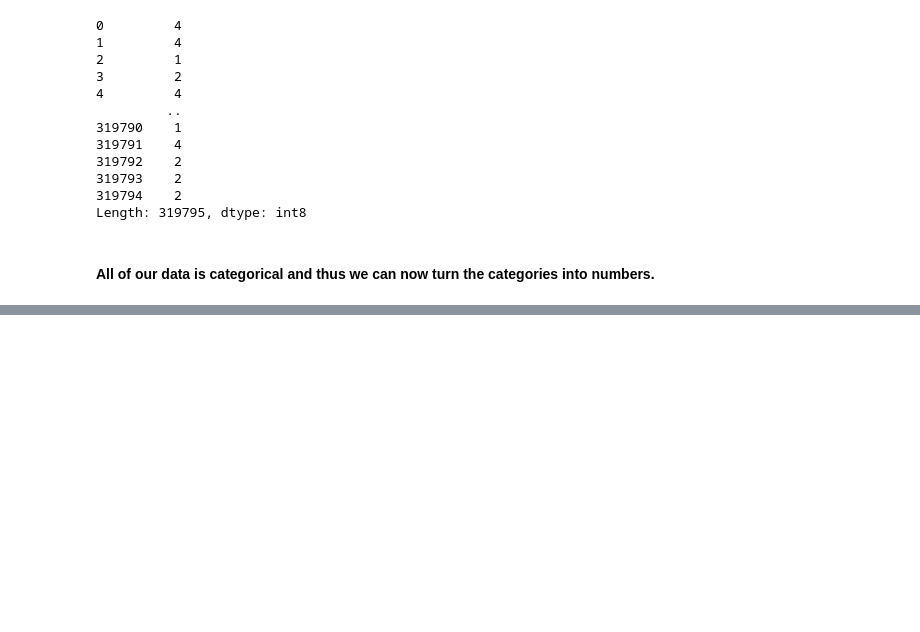
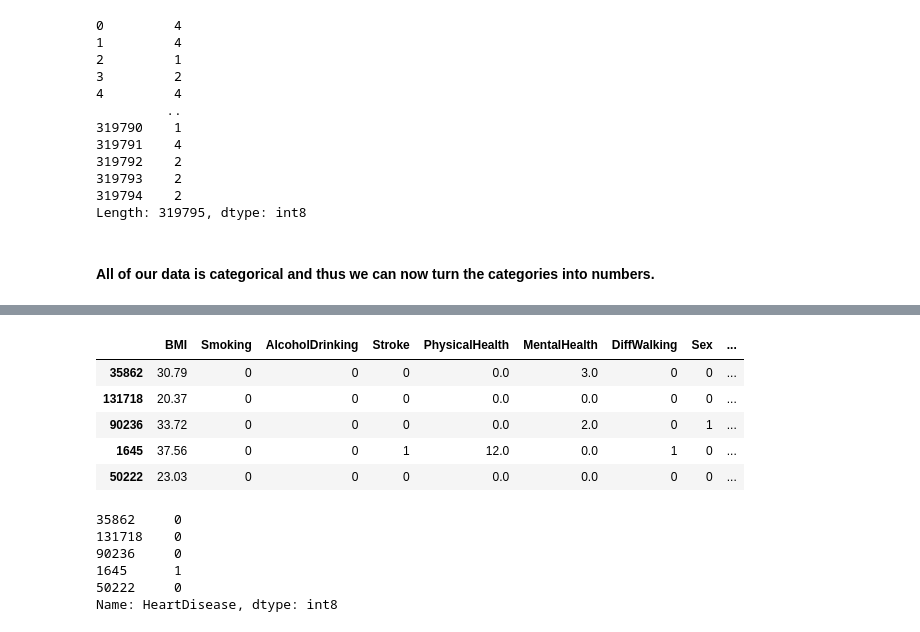
Before and after one commit to ShreeprasadSonar/ML-Project-Personal-Key-Indicators-of-Heart-Disease, a Jupyter notebook: ML-Project-Personal-Key-Indicators-of-Heart-Disease.ipynb, the cells around one changed output, grey strips where cells are left out. Cells and saved outputs as stored; diff of their text form; code cells hidden in the pictures; blank space fills up the shorter version.

```diff
--- a/ML-Project-Personal-Key-Indicators-of-Heart-Disease.ipynb
+++ b/ML-Project-Personal-Key-Indicators-of-Heart-Disease.ipynb
@@ -161,0 +285,21 @@ Length: 319795, dtype: int8
+# %%
+# Split into train & test set
+X_train, X_test, y_train, y_test = train_test_split(X, y, test_size=0.2)
+# %%
+X_train.head()
+# %% [output]
+|  | BMI | Smoking | AlcoholDrinking | Stroke | PhysicalHealth | MentalHealth | DiffWalking | Sex | ... |
+| 35862 | 30.79 | 0 | 0 | 0 | 0.0 | 3.0 | 0 | 0 | ... |
+| 131718 | 20.37 | 0 | 0 | 0 | 0.0 | 0.0 | 0 | 0 | ... |
+| 90236 | 33.72 | 0 | 0 | 0 | 0.0 | 2.0 | 0 | 1 | ... |
+| 1645 | 37.56 | 0 | 0 | 1 | 12.0 | 0.0 | 1 | 0 | ... |
+| 50222 | 23.03 | 0 | 0 | 0 | 0.0 | 0.0 | 0 | 0 | ... |
+# %%
+y_train.head()
+# %% [output]
+35862     0
+131718    0
+90236     0
+1645      1
+50222     0
+Name: HeartDisease, dtype: int8
```
Also changed, not shown: parts of 15 cells of this notebook, 1 other file.
